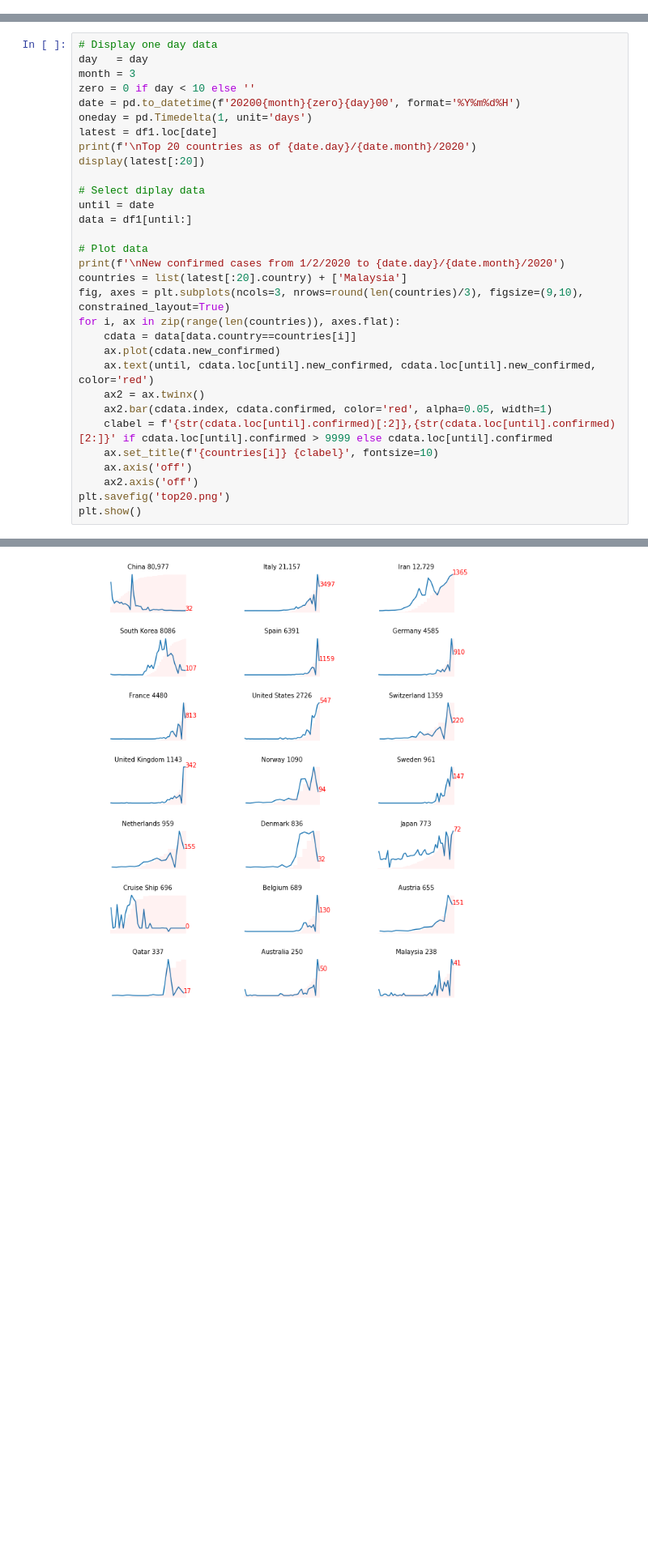
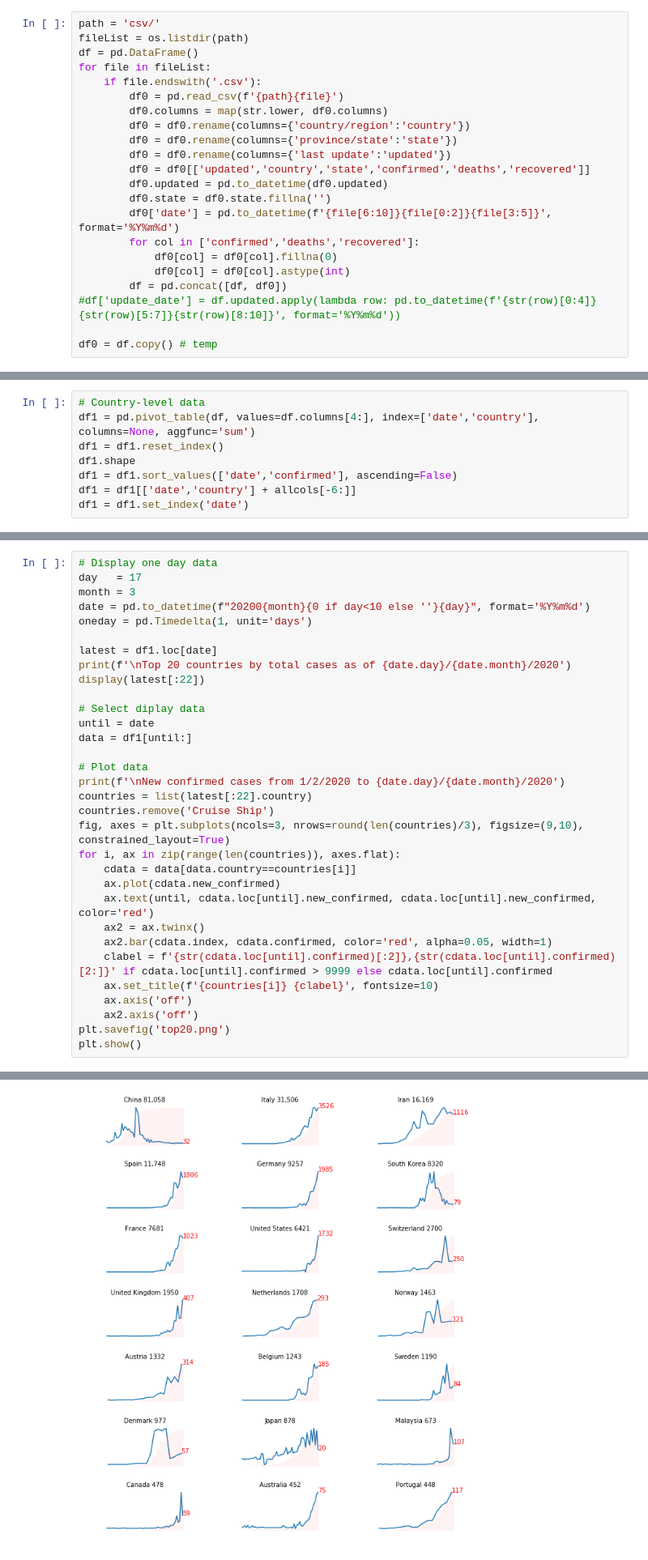
Before and after one commit to khairulomar/Covid-19, a Jupyter notebook: Covid19.ipynb, the cells around one changed output, grey strips where cells are left out. Shown at 81% size. Drawn from its saved outputs; the diff is of its cells as text; blank space fills up the shorter version.

```diff
--- a/Covid19.ipynb
+++ b/Covid19.ipynb
@@ -80,0 +40,22 @@ df1 = df1.set_index('date')
+# %%
+path = 'csv/'
+fileList = os.listdir(path)
+df = pd.DataFrame()
+for file in fileList:
+    if file.endswith('.csv'):
+        df0 = pd.read_csv(f'{path}{file}')
+        df0.columns = map(str.lower, df0.columns)
+        df0 = df0.rename(columns={'country/region':'country'})
+        df0 = df0.rename(columns={'province/state':'state'})
+        df0 = df0.rename(columns={'last update':'updated'})
+        df0 = df0[['updated','country','state','confirmed','deaths','recovered']]
+        df0.updated = pd.to_datetime(df0.updated)
+        df0.state = df0.state.fillna('')
+        df0['date'] = pd.to_datetime(f'{file[6:10]}{file[0:2]}{file[3:5]}', format='%Y%m%d')
+        for col in ['confirmed','deaths','recovered']:
+            df0[col] = df0[col].fillna(0)
+            df0[col] = df0[col].astype(int)
+        df = pd.concat([df, df0])
+#df['update_date'] = df.updated.apply(lambda row: pd.to_datetime(f'{str(row)[0:4]}{str(row)[5:7]}{str(row)[8:10]}', format='%Y%m%d'))
+
+df0 = df.copy() # temp
@@ -81,2 +141,10 @@ df1 = df1.set_index('date')
+# %%
+# Country-level data
+df1 = pd.pivot_table(df, values=df.columns[4:], index=['date','country'], columns=None, aggfunc='sum')
+df1 = df1.reset_index()
+df1.shape
+df1 = df1.sort_values(['date','confirmed'], ascending=False)
+df1 = df1[['date','country'] + allcols[-6:]]
+df1 = df1.set_index('date')
 # %% [markdown]
 ### 2. Analyse latest data
@@ -83,13 +172,13 @@ df1 = df1.set_index('date')
 # %%
 # Display one day data
-day   = day
+day   = 17
 month = 3
-zero = 0 if day < 10 else ''
-date = pd.to_datetime(f'20200{month}{zero}{day}00', format='%Y%m%d%H')
+date = pd.to_datetime(f"20200{month}{0 if day<10 else ''}{day}", format='%Y%m%d')
 oneday = pd.Timedelta(1, unit='days')
+
 latest = df1.loc[date]
-print(f'\nTop 20 countries as of {date.day}/{date.month}/2020')
-display(latest[:20])
+print(f'\nTop 20 countries by total cases as of {date.day}/{date.month}/2020')
+display(latest[:22])
 
 # Select diplay data
 until = date
@@ -97,7 +186,8 @@ data = df1[until:]
 
 # Plot data
 print(f'\nNew confirmed cases from 1/2/2020 to {date.day}/{date.month}/2020')
-countries = list(latest[:20].country) + ['Malaysia']
+countries = list(latest[:22].country)
+countries.remove('Cruise Ship')
 fig, axes = plt.subplots(ncols=3, nrows=round(len(countries)/3), figsize=(9,10), constrained_layout=True)
 for i, ax in zip(range(len(countries)), axes.flat):
     cdata = data[data.country==countries[i]]
@@ -135,4 +225,4 @@ New confirmed cases from 1/2/2020 to 14/3/2020
-[figure, old version]
+[figure, new version]
 # %% [markdown]
 ### 3. ARIMA time series forecasting
 # %%
```
Also changed, not shown: parts of 17 cells of this notebook, 2 other files.
